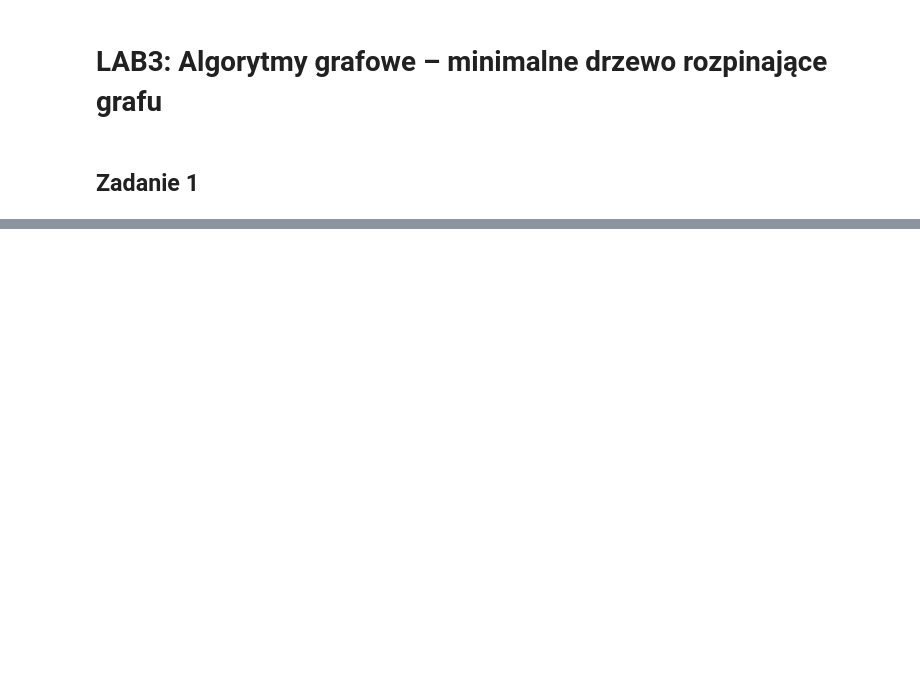
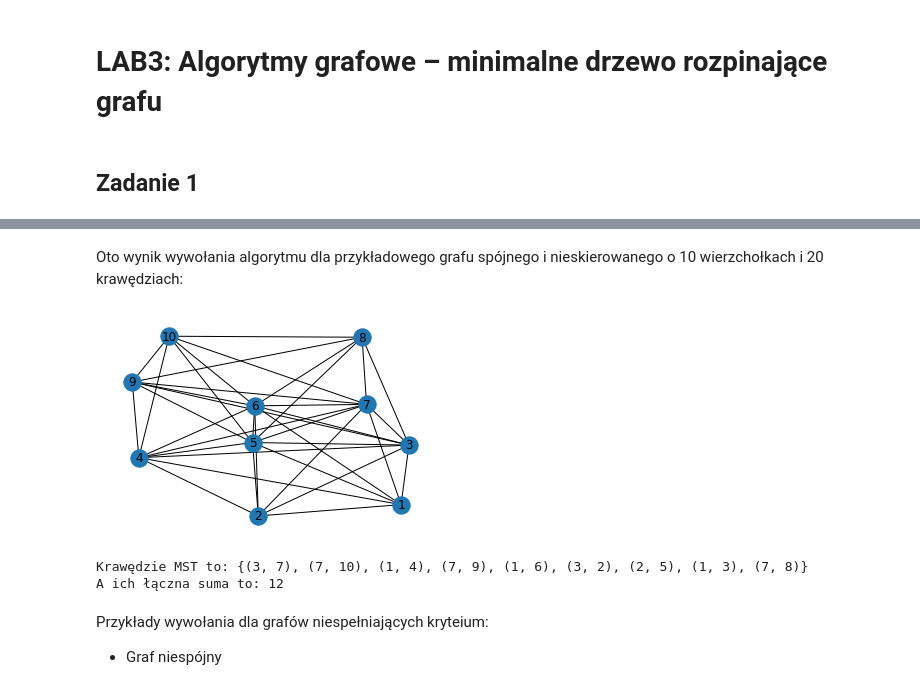
Before and after one commit to JakubStyczen/BO1, a Jupyter notebook: MST_methods.ipynb, the cells around one changed output, grey strips where cells are left out. Saved outputs shown, nothing was run; the diff lists cells and outputs as text; code cells hidden in the pictures; blank space fills up the shorter version.

```diff
--- a/MST_methods.ipynb
+++ b/MST_methods.ipynb
@@ -40,0 +51,46 @@ def DPA(G: graph, a: Dict, s: int) -> Tuple[Set[edge], int]:
+# %% [markdown]
+Oto wynik wywołania algorytmu dla przykładowego grafu spójnego i nieskierowanego o 10 wierzchołkach i 20 krawędziach:
+# %%
+def info_graph(G, title=''):
+    plt.figure
+    plt.title(title)
+    GG = nx.Graph(G)
+    nx.draw(GG, with_labels=True)
+    plt.show()
+
+
+G = {
+    1: [2, 3, 4, 5, 6, 7],
+2: [1, 3, 4, 5, 6, 7],
+3: [1, 2, 4, 5, 6, 7, 8, 9],
+4: [1, 2, 3, 5, 6, 7, 9, 10],
+5: [1, 2, 3, 4, 6, 7, 8, 9, 10],
+6: [1, 2, 3, 4, 5, 7, 8, 9, 10],
+7: [1, 2, 3, 4, 5, 6, 8, 9, 10],
+8: [3, 5, 6, 7, 9, 10],
+9: [3, 4, 5, 6, 7, 8, 10],
+10: [4, 5, 6, 7, 8, 9],
+}
+
+a = [    [inf, 2, 1, 1, 3, 1, 5, float('inf'), float('inf'), float('inf')],
+    [2, inf, 1, 1, 1, 1, 5, float('inf'), float('inf'), float('inf')],
+    [1, 1, inf, 2, 2, 1, 3, 3, 3, float('inf')],
+    [1, 1, 2, inf, 1, 1, 4,inf,4,4],
+    [3, 1, 2, 1, inf, 1, 5, 5, 5, 5],
+    [1, 1, 1, 1, 1, inf, 6, 6, 6, 6],
+    [5, 5, 3, 4, 5, float('inf'), inf, 2, 1, 1],
+    [float('inf'), float('inf'), 3, inf, 5, 6, 2, inf, 2, 2],
+    [float('inf'), float('inf'), 3, 4, 5, 6, 1, 2, inf, 1],
+    [float('inf'), float('inf'), float('inf'), 4, 5, 6, 1, 2, 1, inf]
+]
+info_graph(G)
+
+MST, sum = DPA(G, a, 1)
+print(f'Krawędzie MST to: {MST}\nA ich łączna suma to: {sum}')
+# %% [output]
+[figure, added]
+Krawędzie MST to: {(3, 7), (7, 10), (1, 4), (7, 9), (1, 6), (3, 2), (2, 5), (1, 3), (7, 8)}
+A ich łączna suma to: 12
+# %% [markdown]
+Przykłady wywołania dla grafów niespełniających kryteium:
+* Graf niespójny
```
Also changed, not shown: parts of 16 cells of this notebook, 4 other files.
